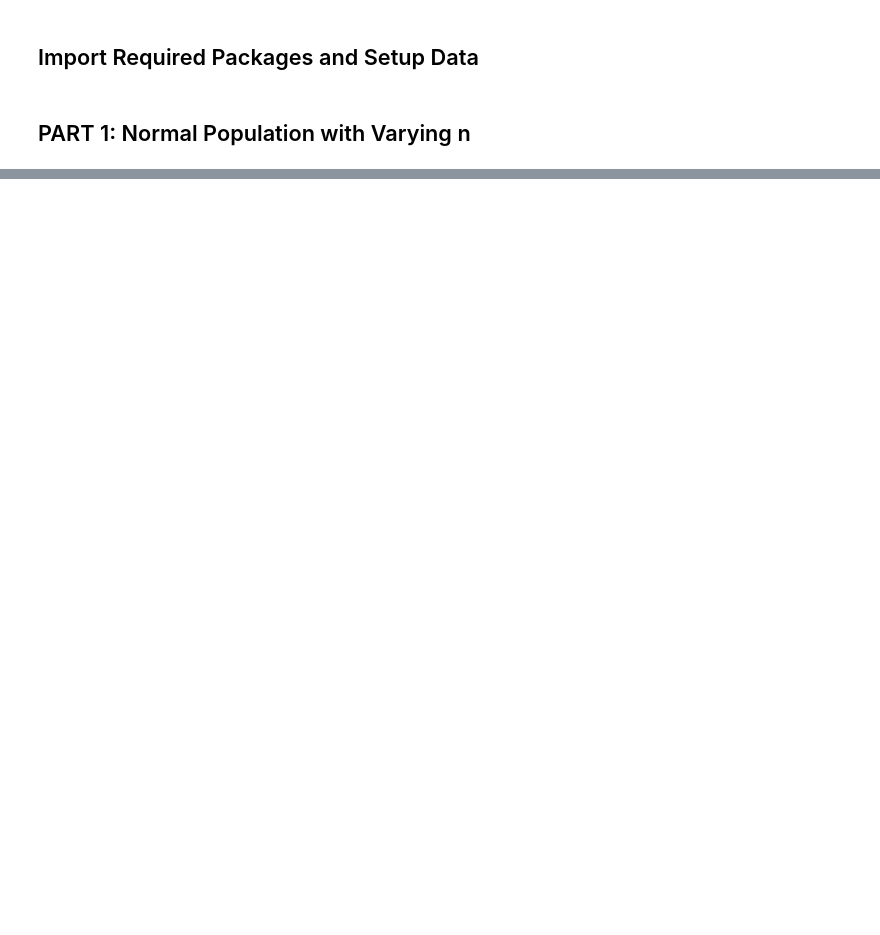
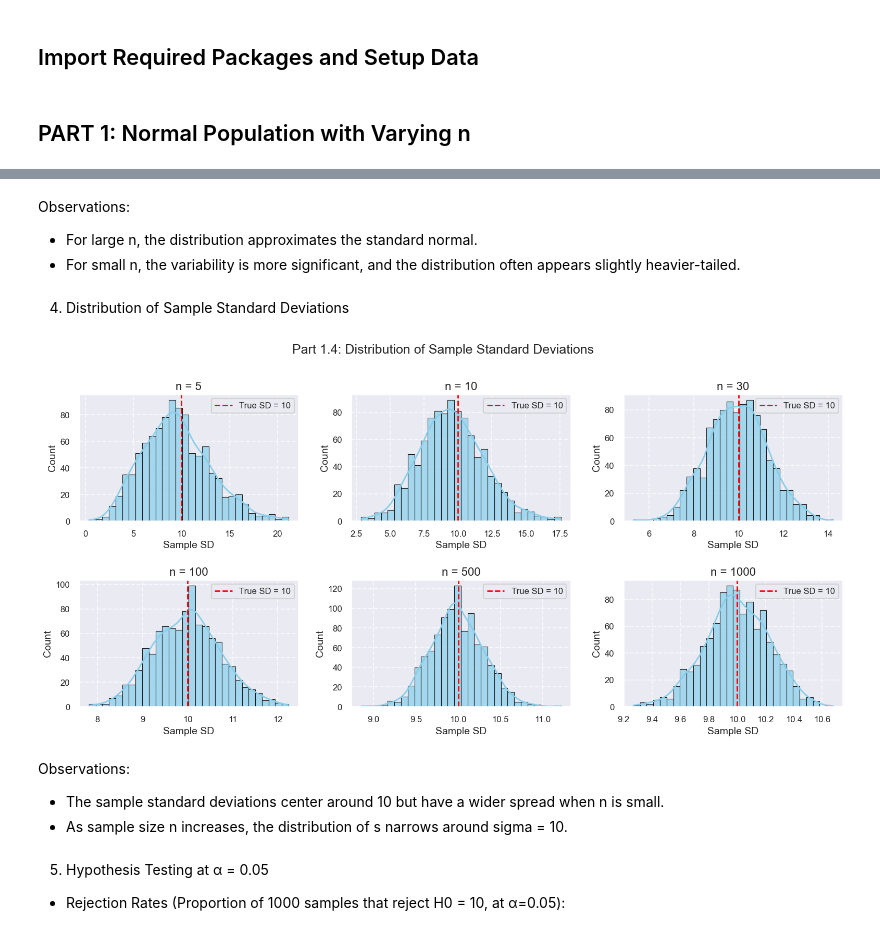
Before and after one commit to rapaugustino/simulation-project-1, a Jupyter notebook: simulation_project_1.ipynb, the cells around one changed output, grey strips where cells are left out. Drawn from its saved outputs; the diff is of its cells as text; code cells hidden in the pictures; blank space fills up the shorter version.

```diff
--- a/simulation_project_1.ipynb
+++ b/simulation_project_1.ipynb
@@ -466,0 +163,38 @@ The robustness of one-sample t-procedures is contingent upon the underlying popu
+# %% [markdown]
+Observations:
+- For large n, the distribution approximates the standard normal.
+- For small n, the variability is more significant, and the distribution often appears slightly heavier-tailed.
+# %% [markdown]
+4. Distribution of Sample Standard Deviations
+# %%
+fig, axs = plt.subplots(2, 3, figsize=(16, 8))
+axs = axs.flatten()
+
+for i, n in enumerate(sample_sizes_part1):
+    s_vals = []
+    for _ in range(simulations):
+        sample_data = simulation_population_data('normal', n)
+        s = np.std(sample_data, ddof=1)
+        s_vals.append(s)
+
+    sns.histplot(s_vals, bins=30, kde=True, color='skyblue', edgecolor='k',
+                 alpha=0.7, ax=axs[i])
+    axs[i].axvline(sigma, color='red', linestyle='--', label='True SD = 10')
+    axs[i].set_title(f'n = {n}')
+    axs[i].set_xlabel('Sample SD')
+    axs[i].set_ylabel('Count')
+    axs[i].legend()
+
+
+fig.suptitle('Part 1.4: Distribution of Sample Standard Deviations', fontsize=18)
+plt.tight_layout()
+plt.show()
+# %% [output]
+[figure, added]
+# %% [markdown]
+Observations:
+- The sample standard deviations center around 10 but have a wider spread when n is small.
+- As sample size n increases, the distribution of s narrows around sigma = 10.
+# %% [markdown]
+5. Hypothesis Testing at α = 0.05
+- Rejection Rates (Proportion of 1000 samples that reject H0 = 10, at α=0.05):
```
Also changed, not shown: parts of 56 cells of this notebook, 2 other files.
